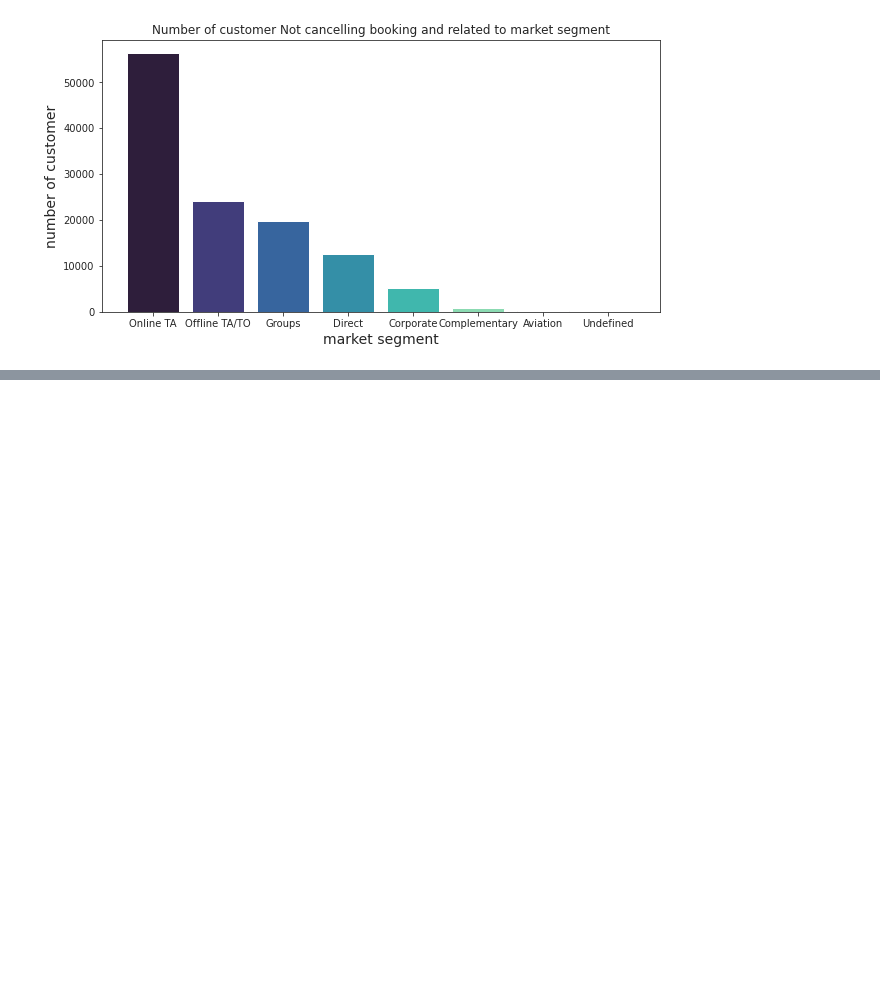
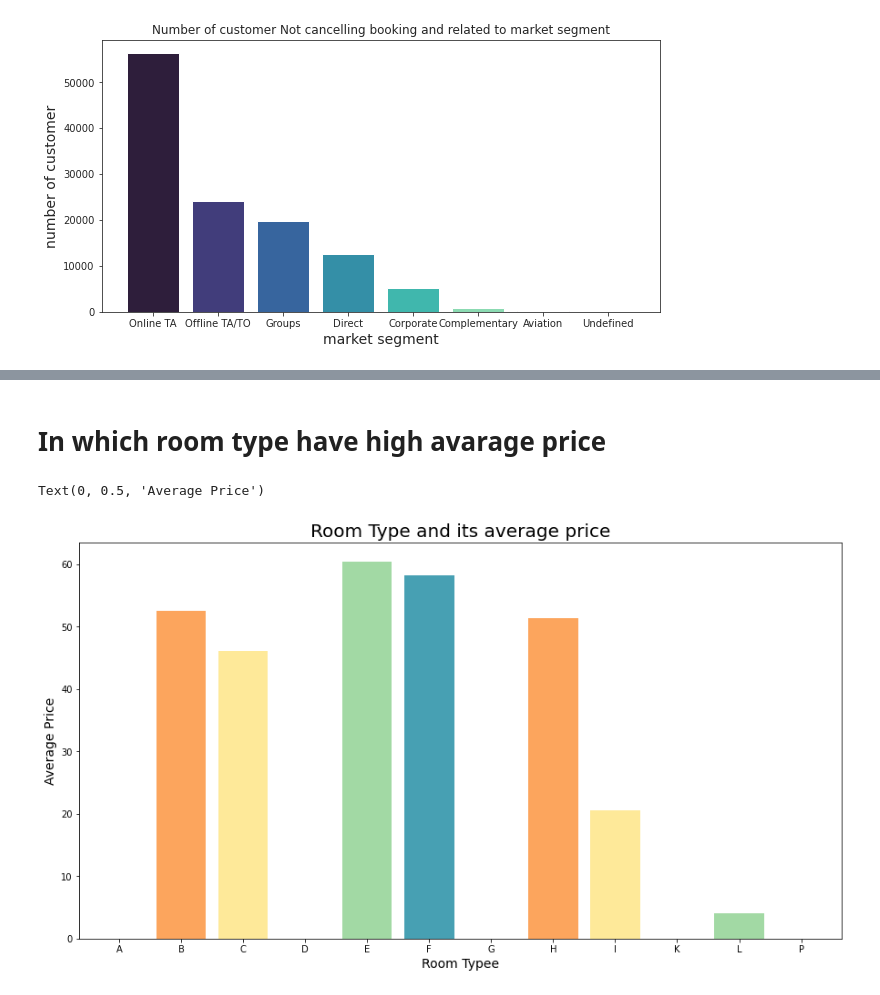
Before and after one commit to machave11/Hotel-Booking-Analysis, a Jupyter notebook: Nikhil_Machave|Copy_of_Hotel_Booking_Analysis_Capstone_Project.ipynb, the cells around one changed output, grey strips where cells are left out. Cells and saved outputs as stored; diff of their text form; code cells hidden in the pictures; blank space fills up the shorter version.

```diff
--- a/Nikhil_Machave|Copy_of_Hotel_Booking_Analysis_Capstone_Project.ipynb
+++ b/Nikhil_Machave|Copy_of_Hotel_Booking_Analysis_Capstone_Project.ipynb
@@ -293,0 +334,14 @@ plt.show()
+# %% [markdown]
+# In which room type have high avarage price
+# %%
+#barplot for Room type and their average price
+df['adr_pp'] = df['adr'] / (df['adults'] + df['children']+ df['babies'])
+a=df.groupby('assigned_room_type')['adr_pp'].mean()
+plt.figure(figsize=(15,8))
+ax = a.plot(kind='bar', rot=0, color=sns.color_palette('Spectral'), width=0.8)
+ax.set_title("Room Type and its average price", y = 1, fontsize = 20)
+ax.set_xlabel('Room Typee', fontsize = 14)
+ax.set_ylabel('Average Price', fontsize = 14)
+# %% [output]
+Text(0, 0.5, 'Average Price')
+[figure, added]
```
Also changed, not shown: parts of 19 cells of this notebook.
